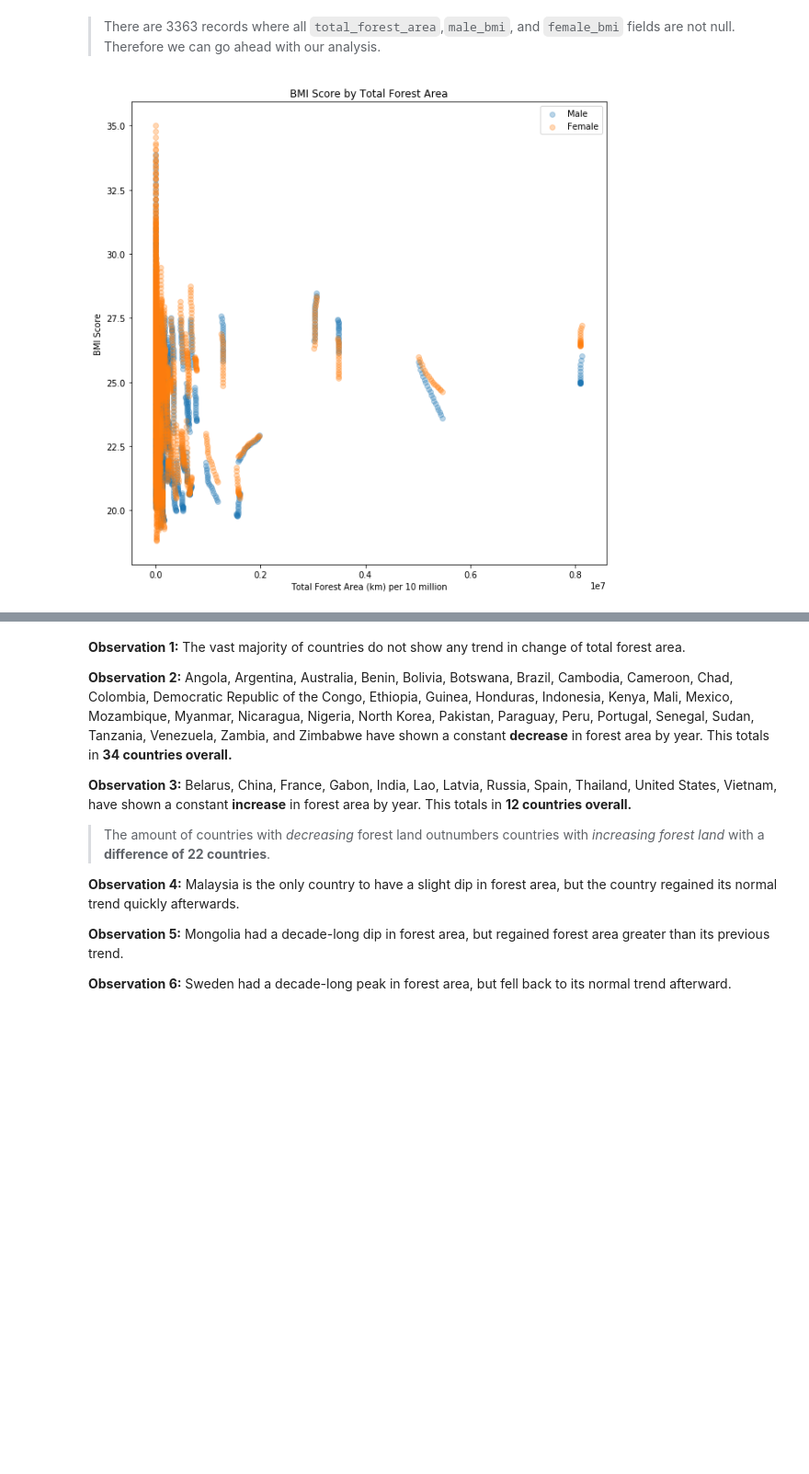
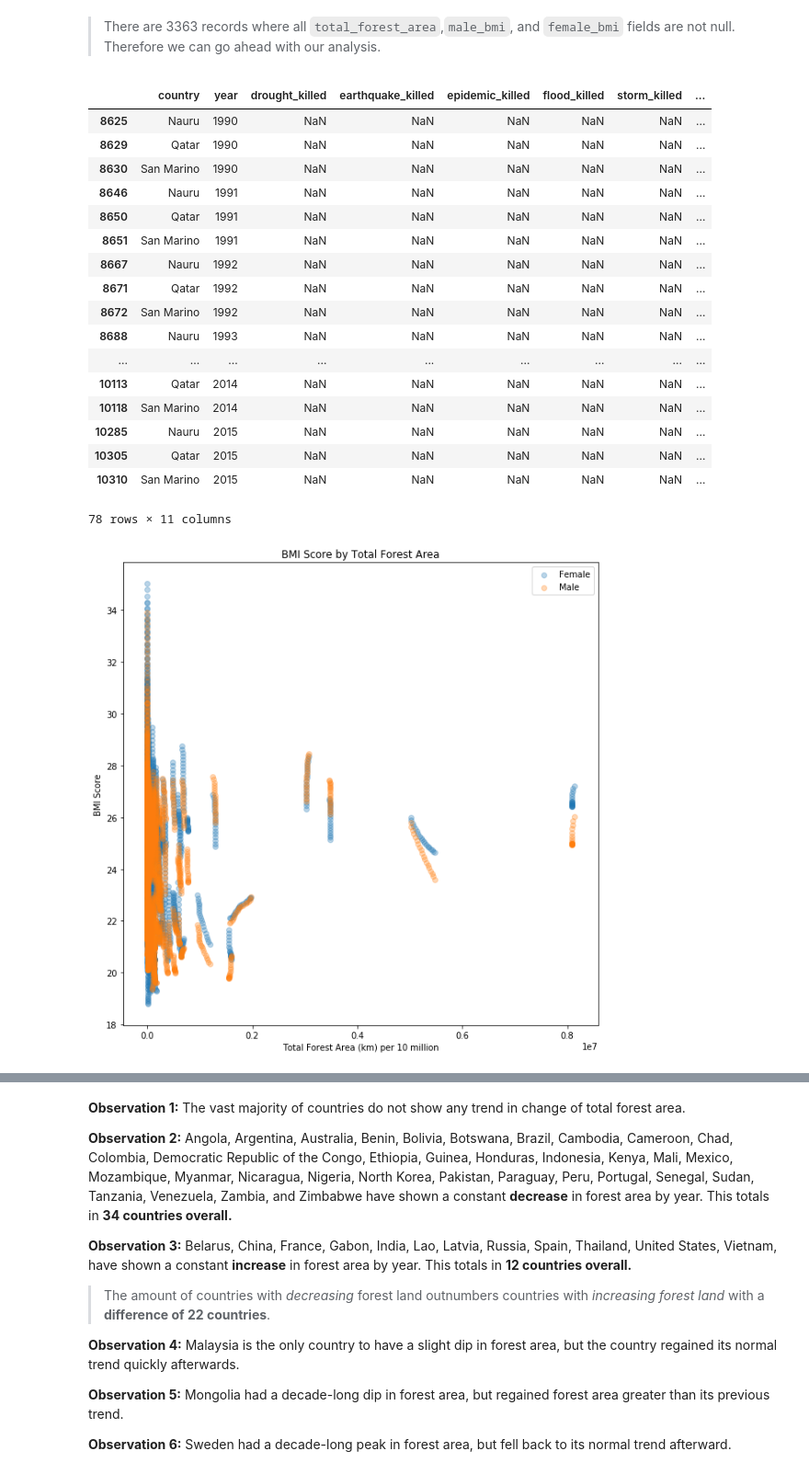
Before and after one commit to aeglon97/Investigate-A-Dataset, a Jupyter notebook: Investigate_a_Dataset.ipynb, the cells around one changed output, grey strips where cells are left out. Shown: that part at 92% size. Saved outputs shown, nothing was run; the diff lists cells and outputs as text; code cells hidden in the pictures; blank space fills up the shorter version.

```diff
--- a/Investigate_a_Dataset.ipynb
+++ b/Investigate_a_Dataset.ipynb
@@ -763,17 +757,38 @@ df_mg.loc[~(df_mg.total_forest_area.isna()) & ~(df_mg.male_bmi.isna()) & ~(df_mg
 3363
 # %% [markdown]
 > There are 3363 records where all `total_forest_area`,`male_bmi`, and `female_bmi` fields are not null. Therefore we can go ahead with our analysis.
+# %%
+df_mg[df_mg.total_forest_area.eq(0)]
+# %% [output]
+|  | country | year | drought_killed | earthquake_killed | epidemic_killed | flood_killed | storm_killed | ... |
+| 8625 | Nauru | 1990 | NaN | NaN | NaN | NaN | NaN | ... |
+| 8629 | Qatar | 1990 | NaN | NaN | NaN | NaN | NaN | ... |
+| 8630 | San Marino | 1990 | NaN | NaN | NaN | NaN | NaN | ... |
+| 8646 | Nauru | 1991 | NaN | NaN | NaN | NaN | NaN | ... |
+| 8650 | Qatar | 1991 | NaN | NaN | NaN | NaN | NaN | ... |
+| 8651 | San Marino | 1991 | NaN | NaN | NaN | NaN | NaN | ... |
+| 8667 | Nauru | 1992 | NaN | NaN | NaN | NaN | NaN | ... |
+| 8671 | Qatar | 1992 | NaN | NaN | NaN | NaN | NaN | ... |
+| 8672 | San Marino | 1992 | NaN | NaN | NaN | NaN | NaN | ... |
+| 8688 | Nauru | 1993 | NaN | NaN | NaN | NaN | NaN | ... |
+| ... | ... | ... | ... | ... | ... | ... | ... | ... |
+| 10113 | Qatar | 2014 | NaN | NaN | NaN | NaN | NaN | ... |
+| 10118 | San Marino | 2014 | NaN | NaN | NaN | NaN | NaN | ... |
+| 10285 | Nauru | 2015 | NaN | NaN | NaN | NaN | NaN | ... |
+| 10305 | Qatar | 2015 | NaN | NaN | NaN | NaN | NaN | ... |
+| 10310 | San Marino | 2015 | NaN | NaN | NaN | NaN | NaN | ... |
+78 rows × 11 columns
 # %%
 #correlate forest area with both bmi rates
 fig = plt.figure(figsize = [10, 10])
 ax1 = fig.add_subplot(111)
 
+ax1.scatter(data = df_mg, x = 'total_forest_area', y = 'female_bmi', label = 'Female', alpha = 0.3)
 ax1.scatter(data = df_mg, x = 'total_forest_area', y = 'male_bmi', label = 'Male', alpha = 0.3)
-ax1.scatter(data = df_mg, x = 'total_forest_area', y = 'female_bmi', label = 'Female', alpha = 0.3)
 plt.legend(loc = 'upper right')
 plt.title('BMI Score by Total Forest Area')
 plt.xlabel('Total Forest Area (km) per 10 million')
 plt.ylabel('BMI Score');
 plt.savefig('./visuals/bmi-forest.png')
 # %% [output]
-[figure, old version]
+[figure, new version]
```
Also changed, not shown: parts of 11 cells of this notebook, 1 other file.
